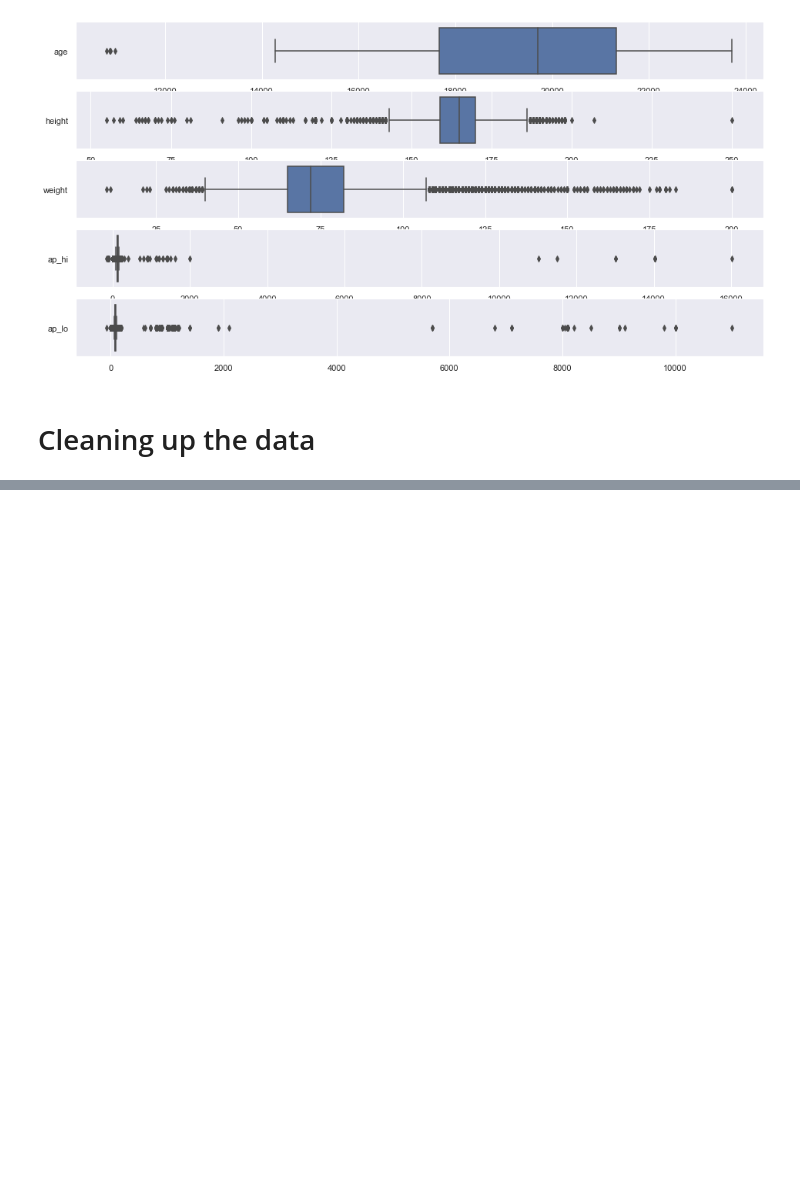
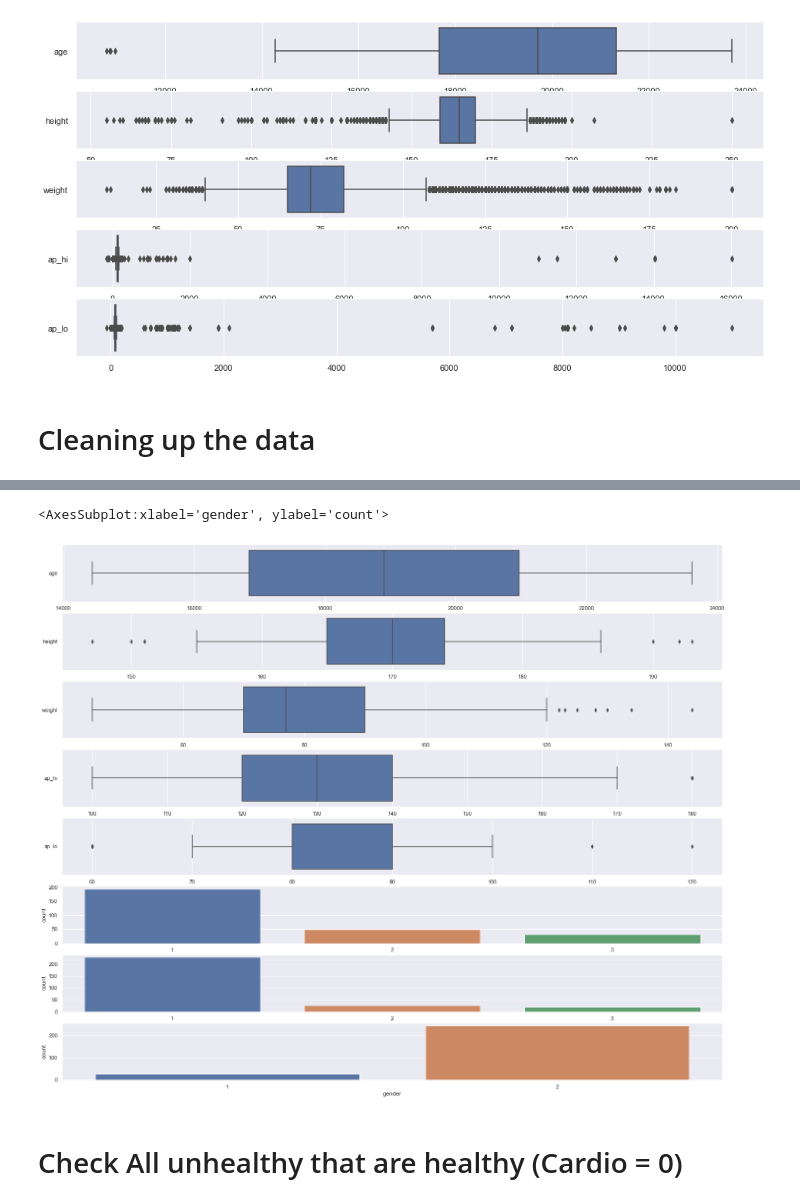
Before and after one commit to aftanza/IE0005-Project, a Jupyter notebook: Main Cardio.ipynb, the cells around one changed output, grey strips where cells are left out. Saved outputs shown, nothing was run; the diff lists cells and outputs as text; code cells hidden in the pictures; blank space fills up the shorter version.

```diff
--- a/Main Cardio.ipynb
+++ b/Main Cardio.ipynb
@@ -164,0 +167,4 @@ sb.countplot(data = healthy, ax = axes[5], x = "gender")
+# %%
+unhealthylifestyle = cardio_data.loc[(cardio_data['smoke'] == 1) & (cardio_data['active'] == 0) & (cardio_data['alco'] == 1)]
+# healthy = healthy.drop(columns=['id'], axis=1)
+unhealthylifestyle.describe()
@@ -164,0 +181,16 @@ sb.countplot(data = healthy, ax = axes[5], x = "gender")
+# %%
+f, axes = plt.subplots(8, 1, figsize=(24, 20))
+
+sb.boxplot(data = unhealthylifestyle[["age"]], ax = axes[0], orient = "h")
+sb.boxplot(data = unhealthylifestyle[["height"]], ax = axes[1], orient = "h")
+sb.boxplot(data = unhealthylifestyle[["weight"]], ax = axes[2], orient = "h")
+sb.boxplot(data = unhealthylifestyle[["ap_hi"]], ax = axes[3], orient = "h")
+sb.boxplot(data = unhealthylifestyle[["ap_lo"]], ax = axes[4], orient = "h")
+sb.countplot(data = unhealthylifestyle, ax = axes[5], x = "cholesterol")
+sb.countplot(data = unhealthylifestyle, ax = axes[6], x = "gluc")
+sb.countplot(data = unhealthylifestyle, ax = axes[7], x = "gender")
+# %% [output]
+<AxesSubplot:xlabel='gender', ylabel='count'>
+[figure, added]
+# %% [markdown]
+# Check All unhealthy that are healthy (Cardio = 0)
```
Also changed, not shown: parts of 33 cells of this notebook.
